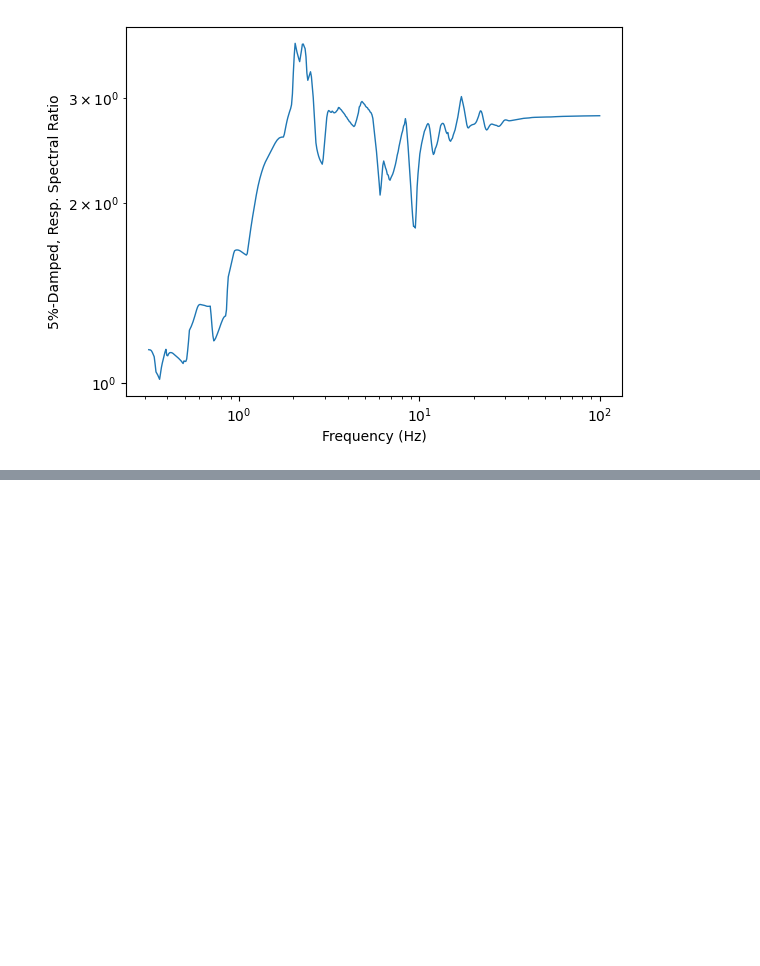
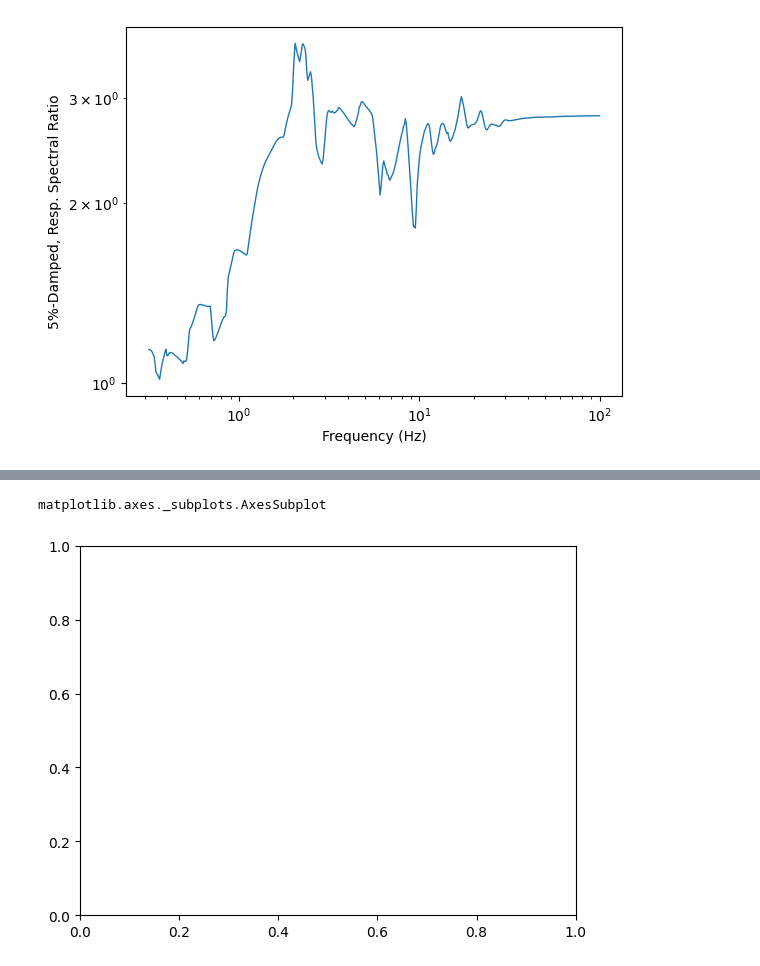
Before and after one commit to panagop/lampa, a Jupyter notebook: jupyter/999 - LampaClasses.ipynb, the cells around one changed output, grey strips where cells are left out. Drawn from its saved outputs; the diff is of its cells as text; code cells hidden in the pictures; blank space fills up the shorter version.

```diff
--- a/jupyter/999 - LampaClasses.ipynb
+++ b/jupyter/999 - LampaClasses.ipynb
@@ -100,0 +148,6 @@ new_lpsi.calculator_type
+# %%
+fig, ax = plt.subplots()
+type(ax)
+# %% [output]
+matplotlib.axes._subplots.AxesSubplot
+[figure, added]
```
Also changed, not shown: parts of 23 cells of this notebook, 6 other files.
